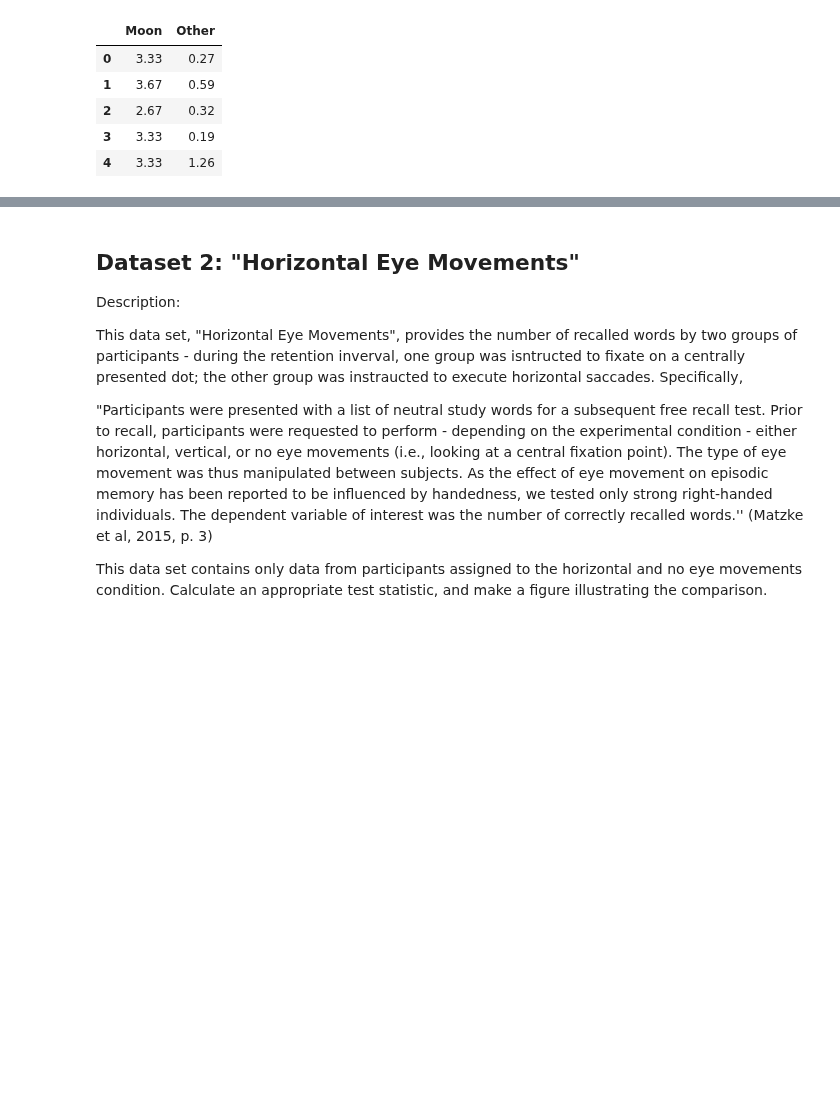
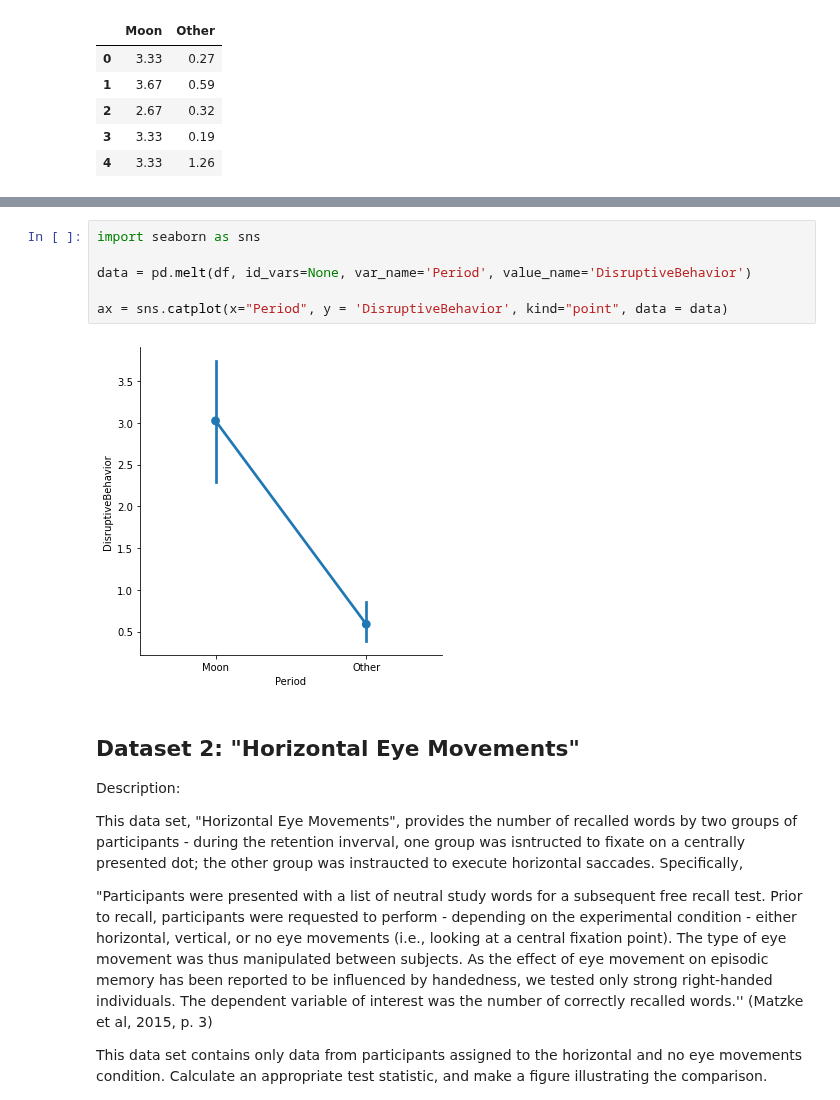
Before and after one commit to ethanweed/ExPsyLing, a Jupyter notebook: 2021/Notebooks/Lab_08_t-tests-solutions.ipynb, the cells around one changed output, grey strips where cells are left out. Cells and saved outputs as stored; diff of their text form; blank space fills up the shorter version.

```diff
--- a/2021/Notebooks/Lab_08_t-tests-solutions.ipynb
+++ b/2021/Notebooks/Lab_08_t-tests-solutions.ipynb
@@ -87,3 +80,11 @@ import seaborn as sns
+# %%
+import seaborn as sns
+
+data = pd.melt(df, id_vars=None, var_name='Period', value_name='DisruptiveBehavior')
+
+ax = sns.catplot(x="Period", y = 'DisruptiveBehavior', kind="point", data = data)
+# %% [output]
+[figure, added]
 # %% [markdown]
 ## Dataset 2: "Horizontal Eye Movements"
 
```
Also changed, not shown: parts of 19 cells of this notebook, 2 other files.
